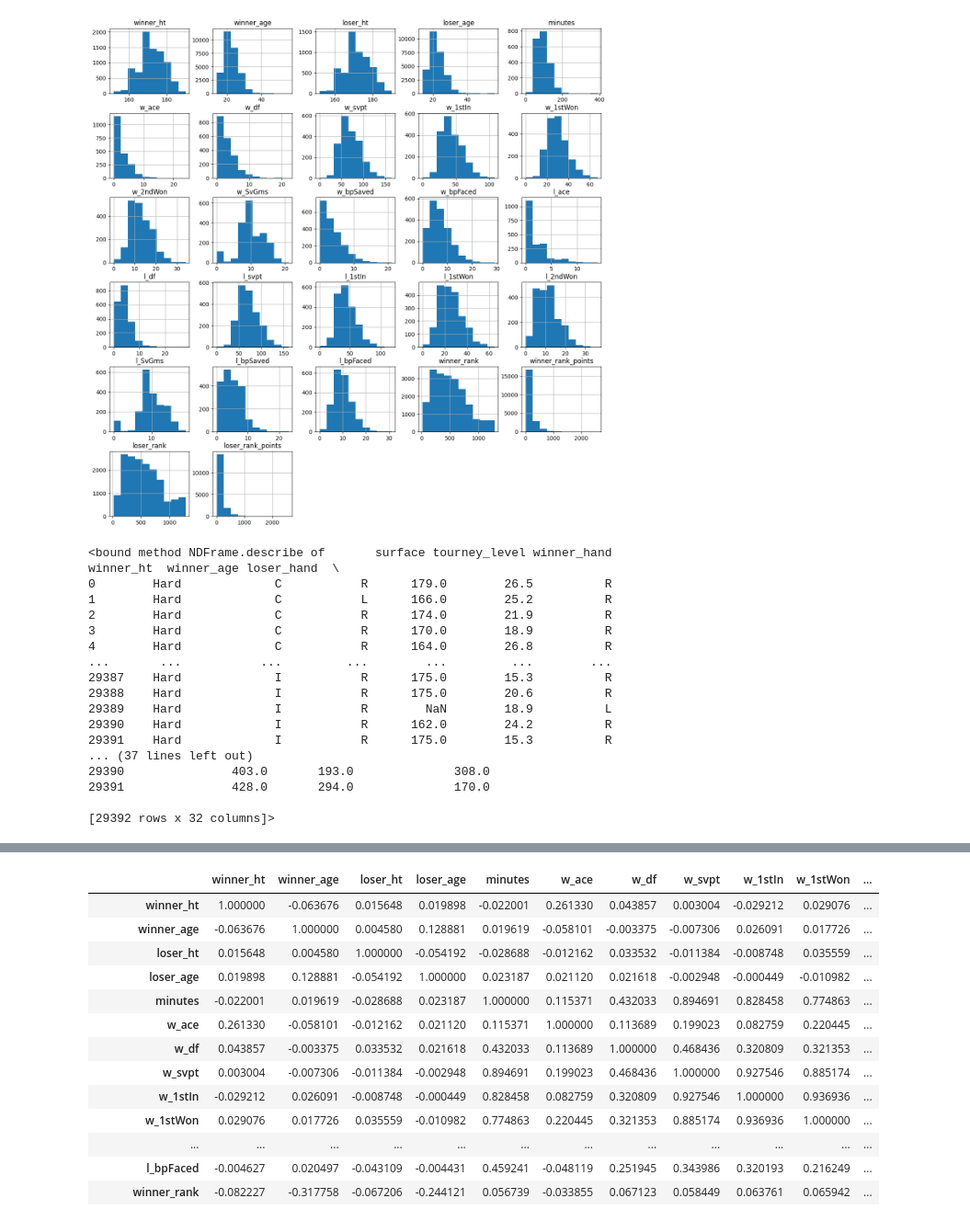
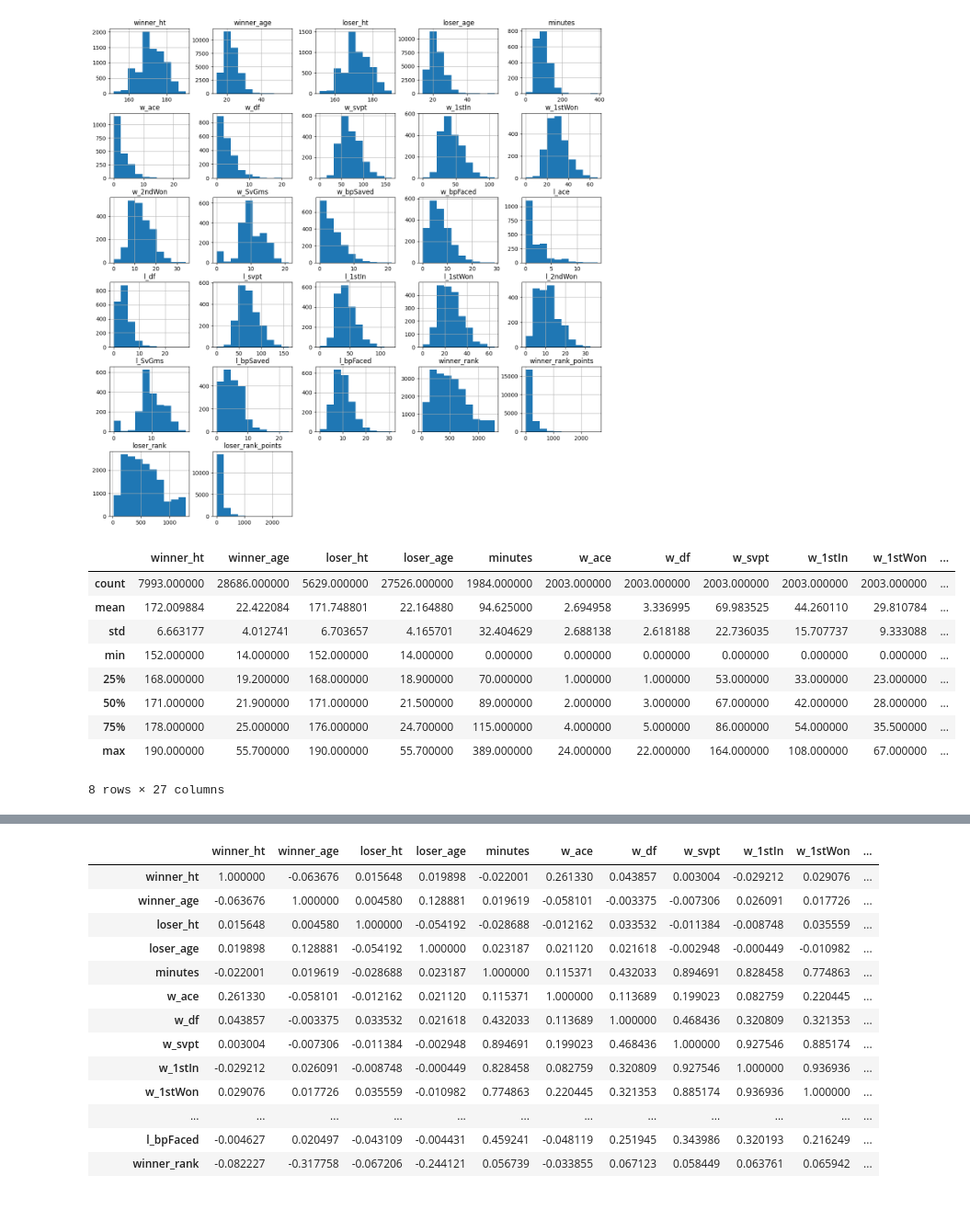
Before and after one commit to EdwardLiujieZheng/STOR-565-Final-Project, a Jupyter notebook: eda.ipynb, the cells around one changed output, grey strips where cells are left out. Shown at 92% size. Saved outputs shown, nothing was run; the diff lists cells and outputs as text; code cells hidden in the pictures.

```diff
--- a/eda.ipynb
+++ b/eda.ipynb
@@ -43,26 +45,20 @@ selected_df_2019.hist(figsize=(16,16))
 plt.show()
 # %% [output]
 [figure]
-# %%
-selected_df_2019.describe
-# %% [output]
-<bound method NDFrame.describe of       surface tourney_level winner_hand  winner_ht  winner_age loser_hand  \
-0        Hard             C           R      179.0        26.5          R
-1        Hard             C           L      166.0        25.2          R
-2        Hard             C           R      174.0        21.9          R
-3        Hard             C           R      170.0        18.9          R
-4        Hard             C           R      164.0        26.8          R
-...       ...           ...         ...        ...         ...        ...
-29387    Hard             I           R      175.0        15.3          R
-29388    Hard             I           R      175.0        20.6          R
-29389    Hard             I           R        NaN        18.9          L
-29390    Hard             I           R      162.0        24.2          R
-29391    Hard             I           R      175.0        15.3          R
-... (37 lines left out)
-29390               403.0       193.0              308.0
-29391               428.0       294.0              170.0
-
-[29392 rows x 32 columns]>
+# %%
+output = selected_df_2019.describe()
+output
+# %% [output]
+|  | winner_ht | winner_age | loser_ht | loser_age | minutes | w_ace | w_df | w_svpt | w_1stIn | w_1stWon | ... |
+| count | 7993.000000 | 28686.000000 | 5629.000000 | 27526.000000 | 1984.000000 | 2003.000000 | 2003.000000 | 2003.000000 | 2003.000000 | 2003.000000 | ... |
+| mean | 172.009884 | 22.422084 | 171.748801 | 22.164880 | 94.625000 | 2.694958 | 3.336995 | 69.983525 | 44.260110 | 29.810784 | ... |
+| std | 6.663177 | 4.012741 | 6.703657 | 4.165701 | 32.404629 | 2.688138 | 2.618188 | 22.736035 | 15.707737 | 9.333088 | ... |
+| min | 152.000000 | 14.000000 | 152.000000 | 14.000000 | 0.000000 | 0.000000 | 0.000000 | 0.000000 | 0.000000 | 0.000000 | ... |
+| 25% | 168.000000 | 19.200000 | 168.000000 | 18.900000 | 70.000000 | 1.000000 | 1.000000 | 53.000000 | 33.000000 | 23.000000 | ... |
+| 50% | 171.000000 | 21.900000 | 171.000000 | 21.500000 | 89.000000 | 2.000000 | 3.000000 | 67.000000 | 42.000000 | 28.000000 | ... |
+| 75% | 178.000000 | 25.000000 | 176.000000 | 24.700000 | 115.000000 | 4.000000 | 5.000000 | 86.000000 | 54.000000 | 35.500000 | ... |
+| max | 190.000000 | 55.700000 | 190.000000 | 55.700000 | 389.000000 | 24.000000 | 22.000000 | 164.000000 | 108.000000 | 67.000000 | ... |
+8 rows × 27 columns
 # %%
 # Summary statistics of categorial variables
 
```
Also changed, not shown: parts of 5 cells of this notebook.
